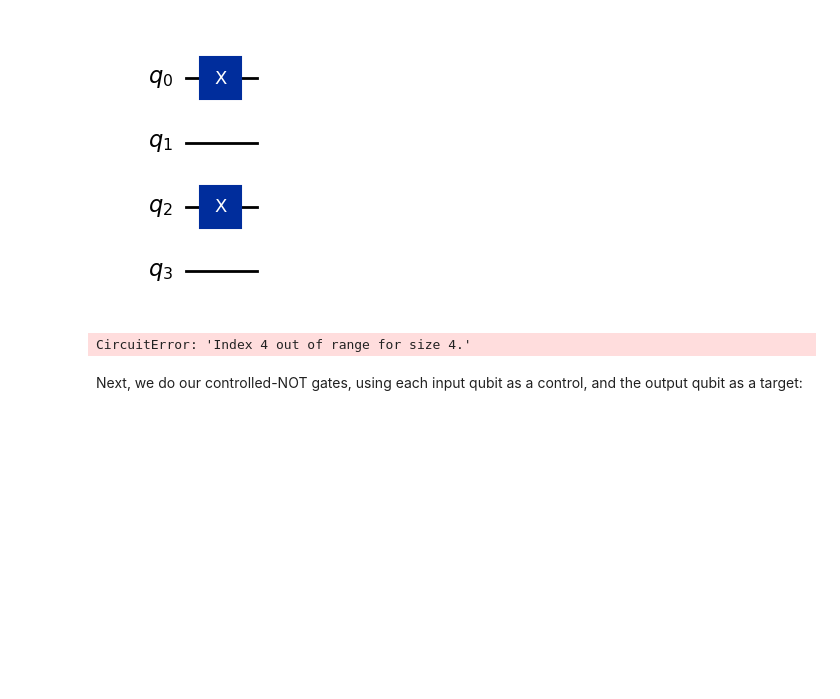
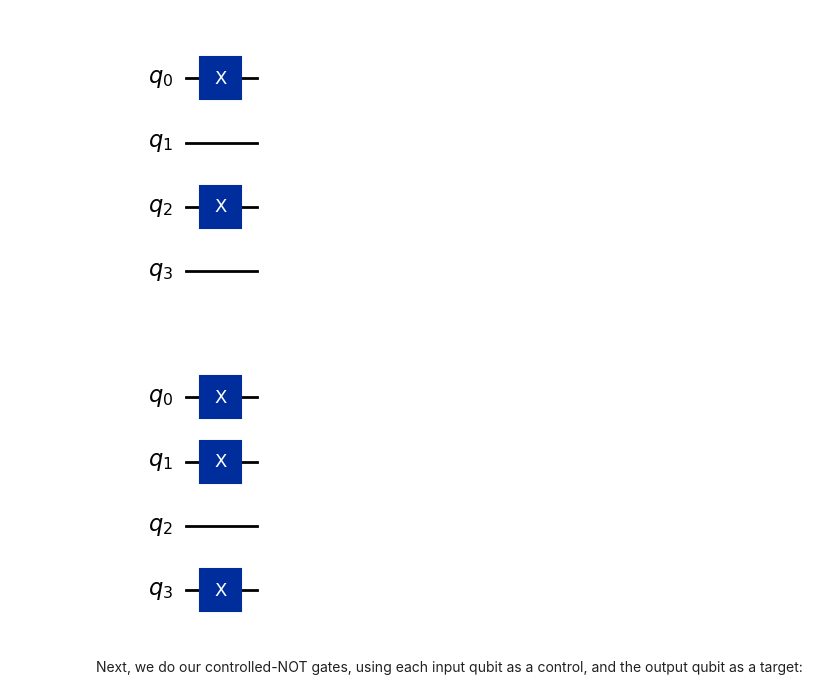
Before and after one commit to tolani007/Eigentiki-s-Quantum-Garden, a Jupyter notebook: Deutsch_Jozsa_Algorithm.ipynb, the cells around one changed output. Saved outputs shown, nothing was run; the diff lists cells and outputs as text; code cells hidden in the pictures; blank space fills up the shorter version.

```diff
--- a/Deutsch_Jozsa_Algorithm.ipynb
+++ b/Deutsch_Jozsa_Algorithm.ipynb
@@ -265,15 +265,15 @@ balanced_oracle.draw('mpl')
 [figure]
 # %%
 balanced_oracle = QuantumCircuit(n+1)
-b_str = '011010101010101'
+b_str = '1101'
 
 #then I place my X-gates
 for qubit in range(len(b_str)):
   if b_str[qubit] == '1':
     balanced_oracle.x(qubit)
 balanced_oracle.draw('mpl')
 # %% [output]
-CircuitError: 'Index 4 out of range for size 4.'
+[figure, added]
 # %% [markdown]
 Next, we do our controlled-NOT gates, using each input qubit as a control, and the output qubit as a target:
 # %%
```
Also changed, not shown: parts of 13 cells of this notebook.
